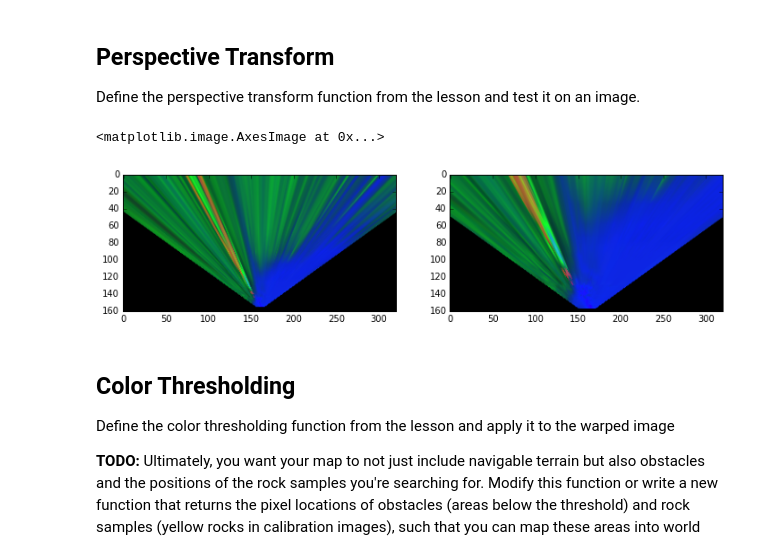
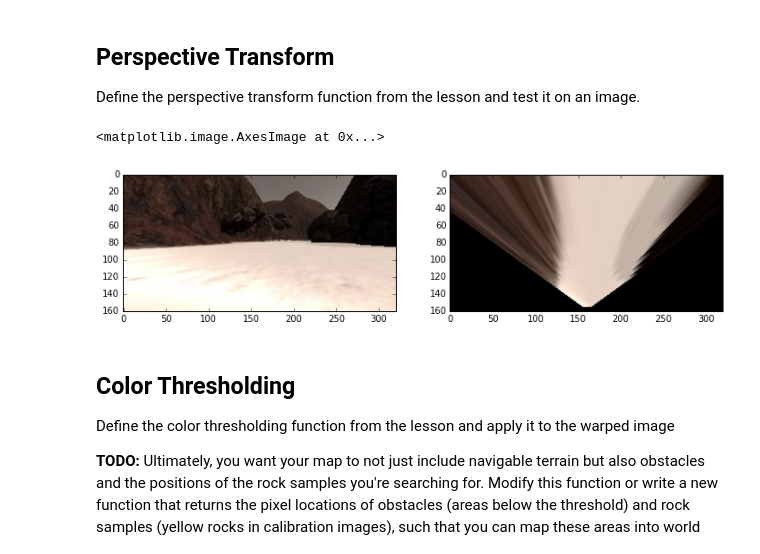
Before and after one commit to Heych88/udacity-RoboND-Rover-Project, a Jupyter notebook: code/Rover_Project_Test_Notebook.ipynb, the cells around one changed output. Drawn from its saved outputs; the diff is of its cells as text; code cells hidden in the pictures.

Commit message:
update image process function

```diff
--- a/code/Rover_Project_Test_Notebook.ipynb
+++ b/code/Rover_Project_Test_Notebook.ipynb
@@ -94,27 +94,20 @@
                   [image.shape[1]/2 + dst_size, image.shape[0] - bottom_offset],
                   [image.shape[1]/2 + dst_size, image.shape[0] - 2*dst_size - bottom_offset],
                   [image.shape[1]/2 - dst_size, image.shape[0] - 2*dst_size - bottom_offset],
                   ])
-height, width = np.shape(image)[:2]
-dst_size = 12
-dest = np.float32([[width/2 - dst_size, height - bottom_offset],
-                      [width/2 + dst_size, height - bottom_offset],
-                      [width/2 + dst_size, height - 2*dst_size - bottom_offset],
-                      [width/2 - dst_size, height - 2*dst_size - bottom_offset],
-                      ])
 
-warped = perspect_transform(rock_img, source, destination)
-war = perspect_transform(rock_img, source, dest)
+warped = perspect_transform(image, source, destination)
+
 fig = plt.figure(figsize=(12,9))
 plt.subplot(121)
+plt.imshow(image)
+plt.subplot(122)
 plt.imshow(warped)
-plt.subplot(122)
-plt.imshow(war)
 
 #scipy.misc.imsave('../output/warped_example.jpg', warped)
 # %% [output]
 <matplotlib.image.AxesImage at 0x...>
-[figure, old version]
+[figure, new version]
 # %% [markdown]
 ## Color Thresholding
 Define the color thresholding function from the lesson and apply it to the warped image
```
Also changed, not shown: parts of 9 cells of this notebook.
